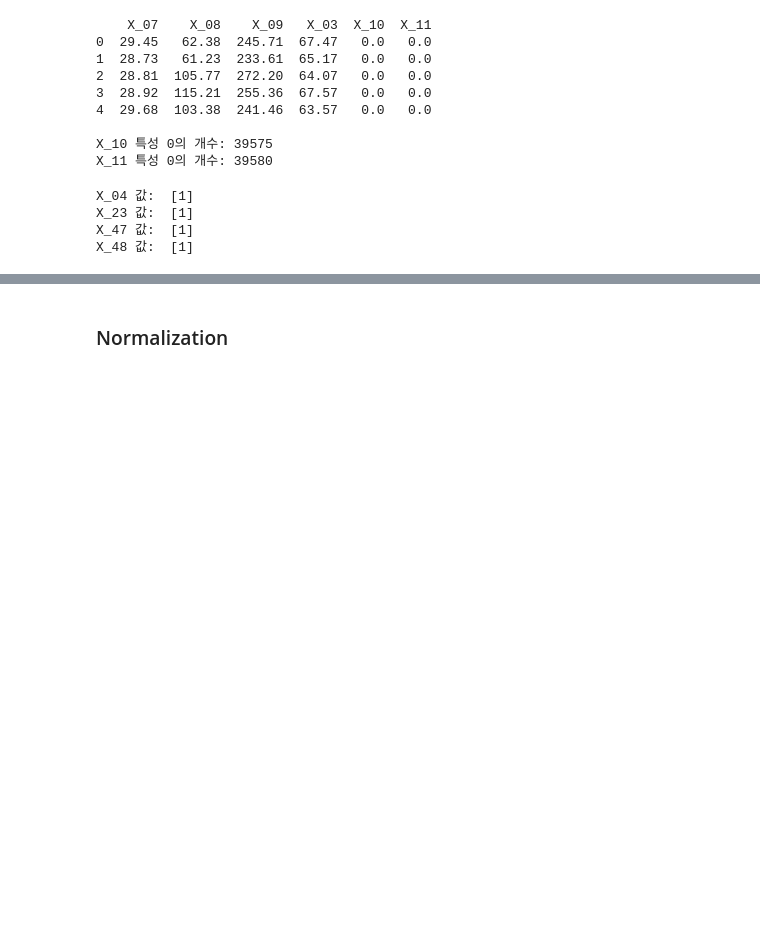
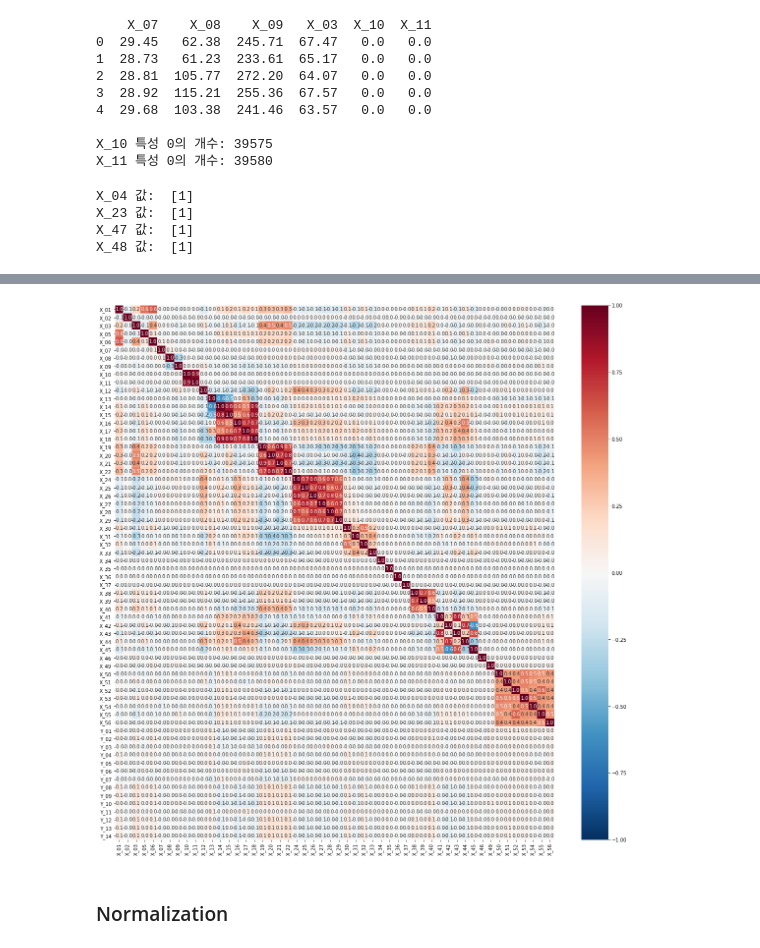
Before and after one commit to henney3765/DACON, a Jupyter notebook: lg_ml.ipynb, the cells around one changed output, grey strips where cells are left out. Saved outputs shown, nothing was run; the diff lists cells and outputs as text; code cells hidden in the pictures; blank space fills up the shorter version.

```diff
--- a/lg_ml.ipynb
+++ b/lg_ml.ipynb
@@ -80,0 +81,12 @@ train.drop(['X_04', 'X_10', 'X_11', 'X_23', 'X_47', 'X_48'], axis=1, inplace=Tru
+# %%
+# Features correlation
+df_corr = train.corr().filter(regex='X')
+
+plt.figure(figsize=(20, 20))
+sns.heatmap(df_corr, cmap='RdBu_r', vmax=1, vmin=-1, annot=True, fmt='.1f')
+plt.show()
+
+## 연관있어 보이는 변수
+# 각 비슷한 단계에 따라서 뚜렷한 상관관계를 지님
+# %% [output]
+[figure, added]
```
Also changed, not shown: parts of 28 cells of this notebook.
